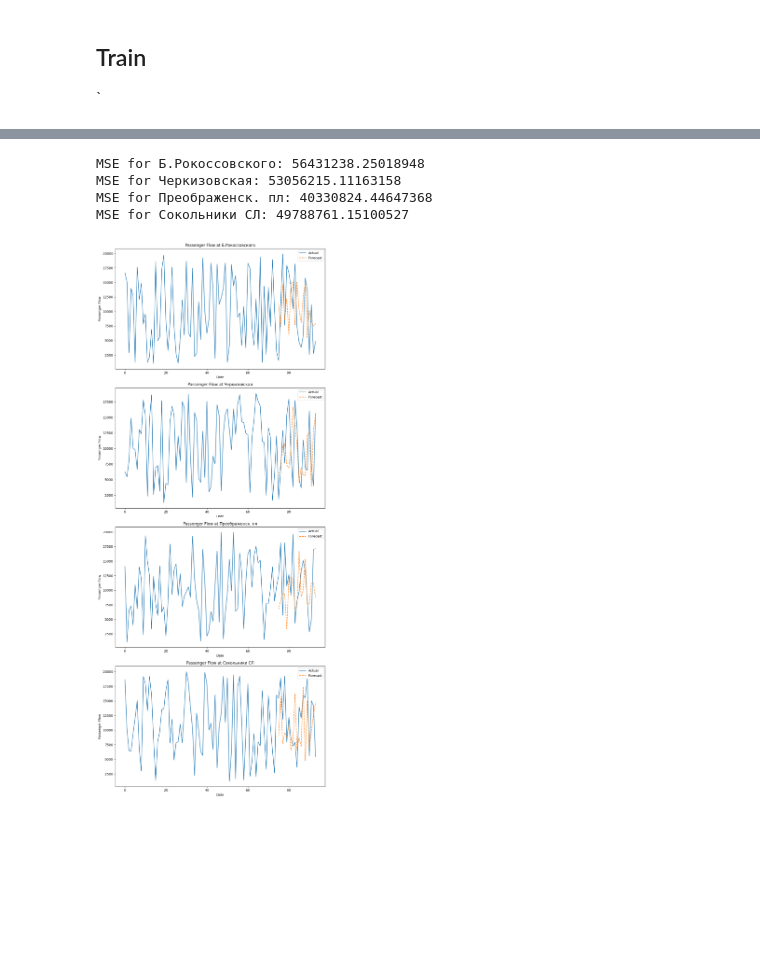
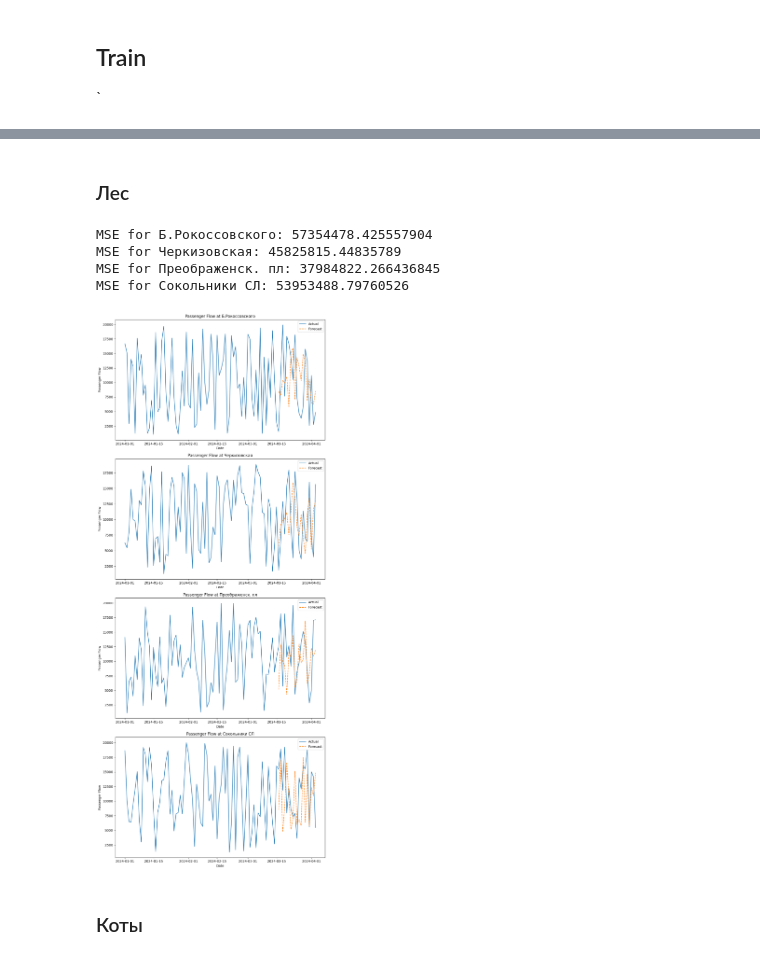
Before and after one commit to b3GOR/METRO_bot, a Jupyter notebook: noteboo.ipynb, the cells around one changed output, grey strips where cells are left out. Drawn from its saved outputs; the diff is of its cells as text; code cells hidden in the pictures; blank space fills up the shorter version.

```diff
--- a/noteboo.ipynb
+++ b/noteboo.ipynb
@@ -39,2 +73,0 @@ df.fillna(df.mean(),inplace=True)
-# %%
-df['day_sequence'] = range(0,df.shape[0])
@@ -49,3 +73,0 @@ memory usage: 238.8 KB
-# %%
-df['weekday'] = (df['Date'].dt.dayofweek < 5).astype(int)
-df['weekend'] = (df['Date'].dt.dayofweek >= 5).astype(int)
@@ -62,28 +91,0 @@ from statsmodels.tsa.arima.model import ARIMA
-# %%
-import itertools
-import statsmodels.api as sm
-
-# Подбор оптимальных параметров ARIMA
-p_values = range(0, 3)
-d_values = range(0, 3)
-q_values = range(0, 3)
-
-best_aic = float('inf')
-best_order = None
-
-for p, d, q in itertools.product(p_values, d_values, q_values):
-    try:
-        model = sm.tsa.ARIMA(train_data, order=(p, d, q))
-        results = model.fit()
-        aic = results.aic
-        if aic < best_aic:
-            best_aic = aic
-            best_order = (p, d, q)
-    except:
-        continue
-
-print("Best ARIMA Order:", best_order)
-
-# Обучение ARIMA модели с лучшими параметрами
-arima_model = sm.tsa.ARIMA(train_data, order=best_order)
-arima_fit = arima_model.fit()
@@ -142,7 +145,7 @@ fig, axes = plt.subplots(len(stations), figsize=(10, 6*len(stations)))
 # Перебираем каждую станцию
 for i, station in enumerate(stations):
     # Разделение данных на признаки (X) и целевую переменную (y)
-    X = df[['day_sequence','weekday','weekend']]  # Исключаем столбец с датами и текущую станцию
+    X = df[['day','weekday','weekend','month']]  # Исключаем столбец с датами и текущую станцию
     y = df[station]
 
     # Разделение данных на обучающий и тестовый наборы
@@ -161,8 +164,8 @@ for i, station in enumerate(stations):
     print(f"MSE for {station}: {mse}")
 
     # Построение графика фактических и предсказанных значений
-    axes[i].plot(df['day_sequence'], y, label='Actual')
-    axes[i].plot(df['day_sequence'][-len(y_pred):], y_pred, label='Forecast', linestyle='--')
+    axes[i].plot(df['Date'], y, label='Actual')
+    axes[i].plot(df['Date'][-len(y_pred):], y_pred, label='Forecast', linestyle='--')
     axes[i].set_title(f'Passenger Flow at {station}')
     axes[i].set_xlabel('Date')
     axes[i].set_ylabel('Passenger Flow')
@@ -181,3 +204,5 @@ MSE for Сокольники СЛ: 32408051.980259813
+# %% [markdown]
+### Лес
 # %%
 
 from sklearn.ensemble import RandomForestRegressor
@@ -191,40 +216,42 @@ fig, axes = plt.subplots(len(stations), figsize=(10, 6*len(stations)))
 # Перебираем каждую станцию
 for i, station in enumerate(stations):
     # Разделение данных на признаки (X) и целевую переменную (y)
-    X = df[['day_sequence','weekday','weekend']]  # Исключаем столбец с датами и текущую станцию
+    X = df[['day','weekday','weekend','month']]  # Исключаем столбец с датами и текущую станцию
     y = df[station]
 
     # Разделение данных на обучающий и тестовый наборы
     X_train, X_test, y_train, y_test = train_test_split(X, y, test_size=0.2, random_state=42)
 
     # Создание и обучение модели линейной регрессии
     model = RandomForestRegressor()
     model.fit(X_train, y_train)
 
 
     # Прогнозирование на тестовом наборе
     y_pred = model.predict(X_test)
 
     # Вычисление MSE на тестовом наборе
     mse = mean_squared_error(y_test, y_pred)
     print(f"MSE for {station}: {mse}")
 
     # Построение графика фактических и предсказанных значений
-    axes[i].plot(df['day_sequence'], y, label='Actual')
-    axes[i].plot(df['day_sequence'][-len(y_pred):], y_pred, label='Forecast', linestyle='--')
+    axes[i].plot(df['Date'], y, label='Actual')
+    axes[i].plot(df['Date'][-len(y_pred):], y_pred, label='Forecast', linestyle='--')
     axes[i].set_title(f'Passenger Flow at {station}')
     axes[i].set_xlabel('Date')
     axes[i].set_ylabel('Passenger Flow')
     axes[i].legend()
 
 # Размещение графиков
 plt.tight_layout()
 
 plt.show()
 # %% [output]
-MSE for Б.Рокоссовского: 56431238.25018948
-MSE for Черкизовская: 53056215.11163158
-MSE for Преображенск. пл: 40330824.44647368
-MSE for Сокольники СЛ: 49788761.15100527
+MSE for Б.Рокоссовского: 57354478.425557904
+MSE for Черкизовская: 45825815.44835789
+MSE for Преображенск. пл: 37984822.266436845
+MSE for Сокольники СЛ: 53953488.79760526
-[figure, old version]
+[figure, new version]
+# %% [markdown]
+### Коты
 # %%
```
Also changed, not shown: parts of 32 cells of this notebook, 5 other files.
